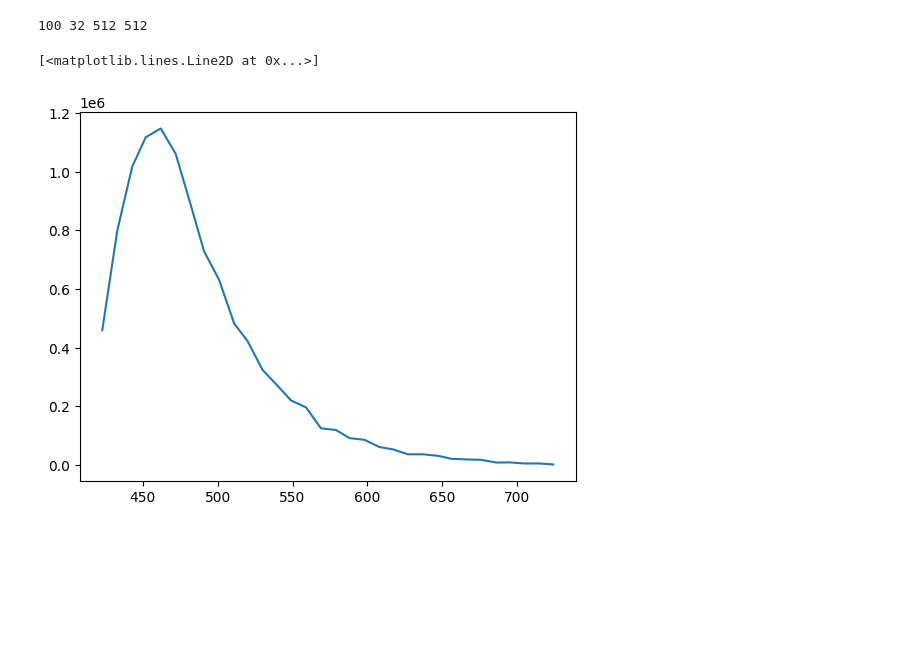
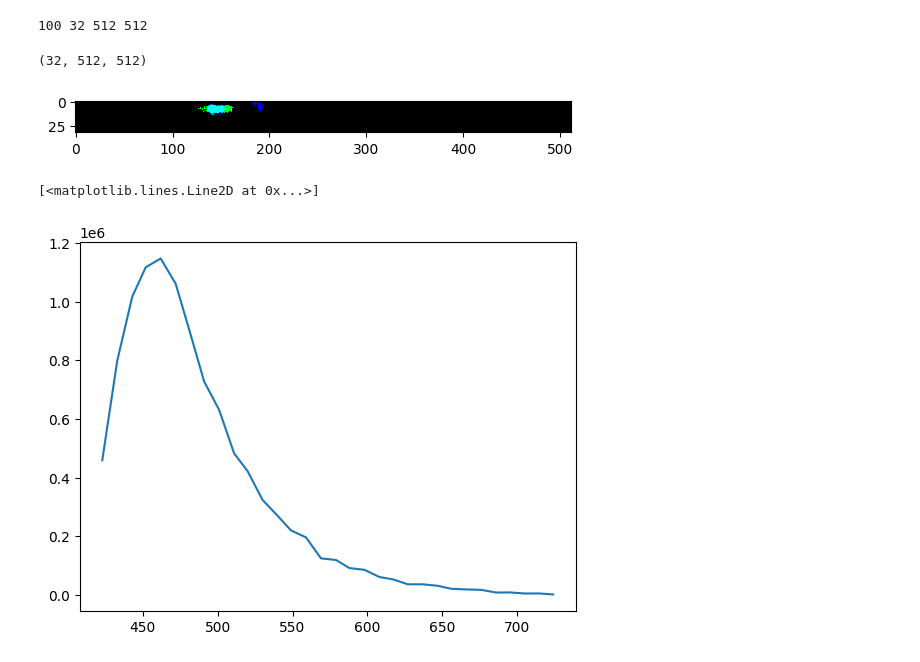
Before and after one commit to arteys/PyLSM, a Jupyter notebook: pyLSM_TL.ipynb, the cells around one changed output. Saved outputs shown, nothing was run; the diff lists cells and outputs as text; code cells hidden in the pictures; blank space fills up the shorter version.

```diff
--- a/pyLSM_TL.ipynb
+++ b/pyLSM_TL.ipynb
@@ -103,7 +103,7 @@ def wavelength_to_rgb(wavelength, gamma):
         pass
 
 def channels_to_lambda(image, channel_array):
-    x,y,z = np.shape(image)
+    z,x,y = np.shape(image)
     single_image_size = [x,y]
     colored_image_array = np.zeros((z,x,y,3)).astype(int)
 
@@ -123,7 +123,7 @@ def channels_to_lambda(image, channel_array):
 
         # print(rgb_matrix_rgb[0,0], wavelength)
 
-        image_i = image[:,:,index]
+        image_i = image[index,:,:]
 
         rgb_colored_channel_r = np.multiply(rgb_matrix_r,image_i) #Multipling colored squares by gamma value
         rgb_colored_channel_g = np.multiply(rgb_matrix_g,image_i)
@@ -231,20 +231,23 @@ print(c,z,x,y)
 # %%
 image_i = image_raw[99,:,:,:]
 img = channels_to_lambda(image_i,wavelength_list)
 
-# print(np.shape(image_i))
+
+print(np.shape(image_i))
 
 spectra = spectra_extraction_ROI(193, 243, 20, image_i)
 # print(np.shape(spectra))
 # print(spectra)
 
-# auto_result, alpha, beta = automatic_brightness_and_contrast(img)
+auto_result, alpha, beta = automatic_brightness_and_contrast(img)
 
-# imgplot = plt.imshow(auto_result)
-# plt.show()
+imgplot = plt.imshow(auto_result)
+plt.show()
 
 plt.plot(wavelength_list,spectra)
 # %% [output]
-[<matplotlib.lines.Line2D at 0x...>]
+(32, 512, 512)
-[figure, old version]
+[figure, new version]
+[<matplotlib.lines.Line2D at 0x...>]
+[figure, added]
 # %%
```
Also changed, not shown: parts of 1 cell of this notebook.
